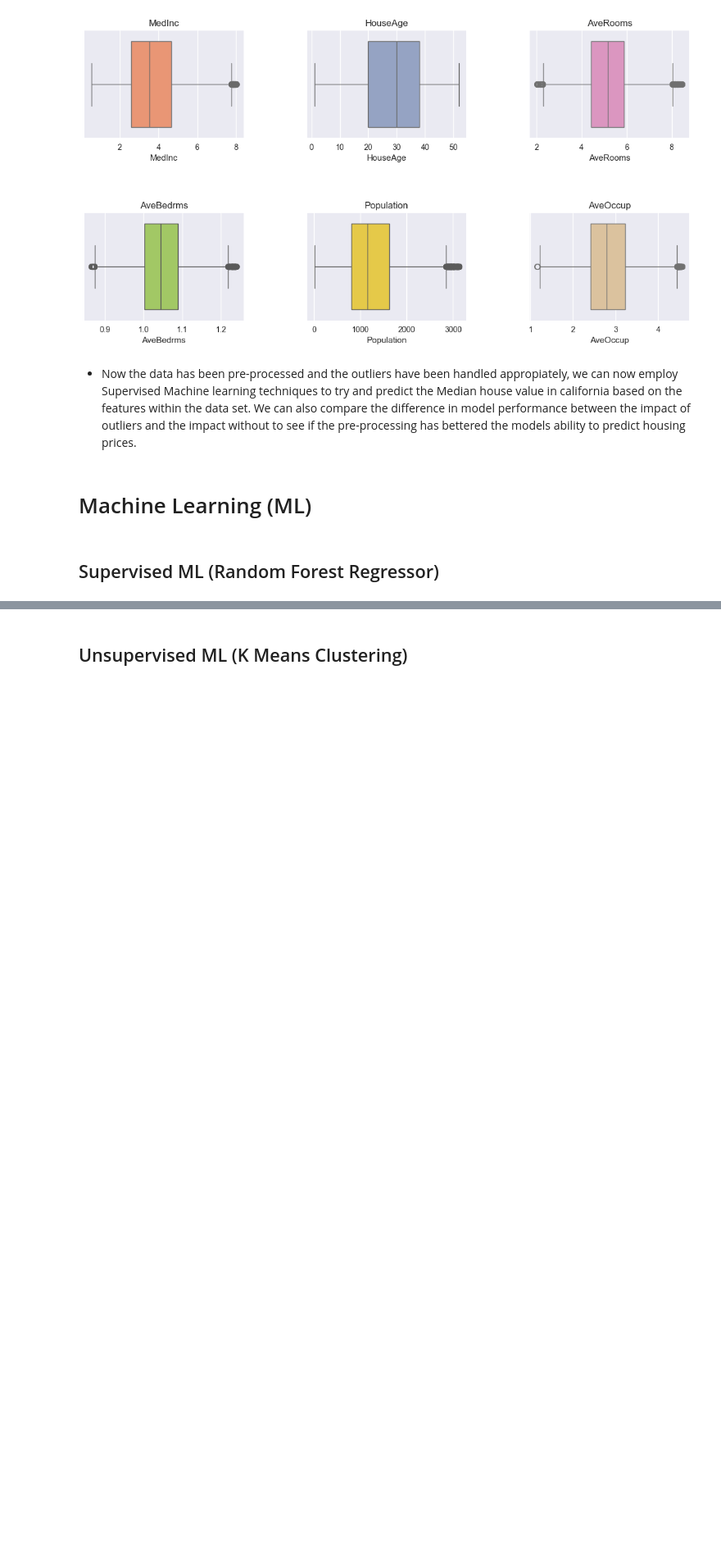
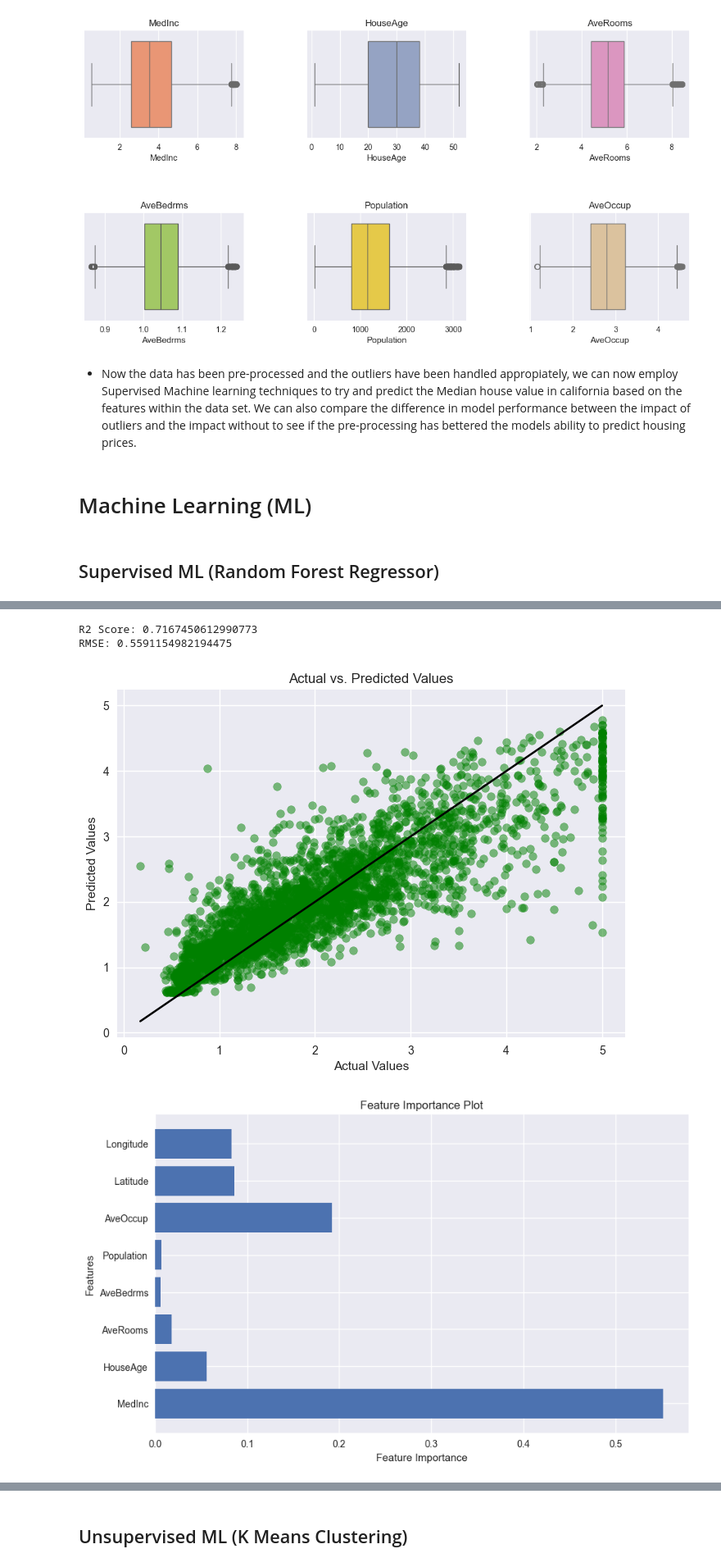
Before and after one commit to efyrb4/dsda-zdat2003-assessment-2-efyrb4, a Jupyter notebook: src/ML_experiments.ipynb, the cells around one changed output, grey strips where cells are left out. Shown at 82% size. Drawn from its saved outputs; the diff is of its cells as text; code cells hidden in the pictures; blank space fills up the shorter version.

```diff
--- a/src/ML_experiments.ipynb
+++ b/src/ML_experiments.ipynb
@@ -403,0 +423,11 @@ def random_forest_regression(df, number_of_estimators, max_tree_depth, min_samp_
+# %%
+model2_r2, model2_rmse = random_forest_regression(housing_cleaned_df,
+                          number_of_estimators=100,
+                            max_tree_depth=7,
+                              min_samp_leaf=1,
+                                  min_samp_split=2)
+# %% [output]
+R2 Score: 0.7167450612990773
+RMSE: 0.5591154982194475
+[figure, added]
+[figure, added]
```
Also changed, not shown: parts of 7 cells of this notebook.
